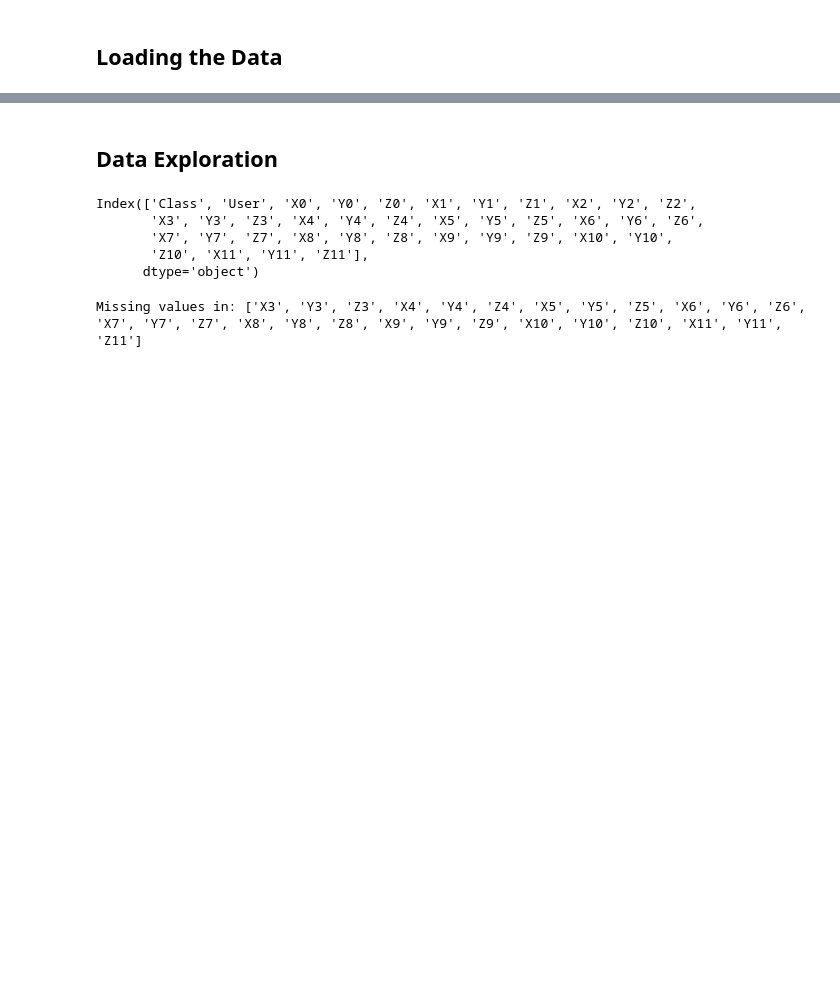
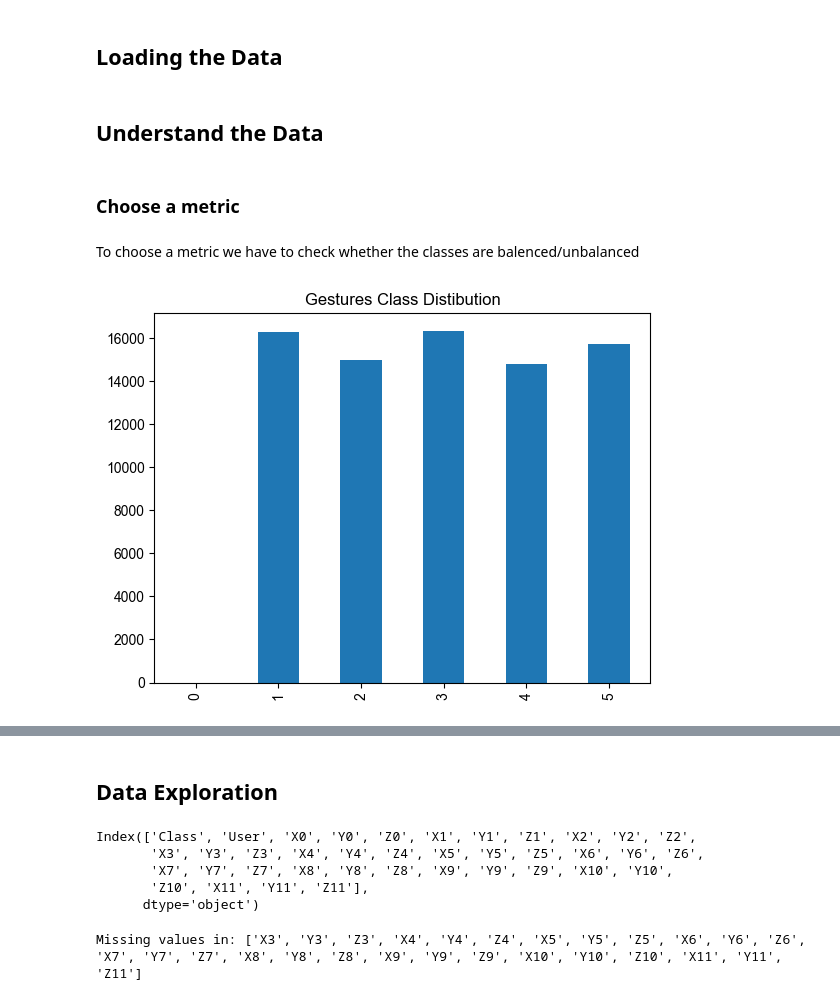
Before and after one commit to JoshAlb21/dde1_hand_motion, a Jupyter notebook: my_project.ipynb, the cells around one changed output, grey strips where cells are left out. Drawn from its saved outputs; the diff is of its cells as text; code cells hidden in the pictures; blank space fills up the shorter version.

Commit message:
Overall clean up and add logistic regression

```diff
--- a/my_project.ipynb
+++ b/my_project.ipynb
@@ -74,7 +87,7 @@ import numpy as np
 import os
 import matplotlib.pyplot as plt
 import matplotlib as mpl
-mpl.rcParams['figure.dpi'] = 150
+mpl.rcParams['figure.dpi'] = 100
 import time
 import seaborn as sns
 #from numpy import nan
@@ -82,5 +95,16 @@ import seaborn as sns
 #from sklearn.decomposition import PCA
 #from sklearn.discriminant_analysis import LinearDiscriminantAnalysis
 
+# My custom functions
 from scripts import analyze_helper, visualisation
+
+# Utility functions
 from sklearn.model_selection import train_test_split
+from sklearn.metrics import roc_auc_score
+from sklearn import preprocessing as pp
+from sklearn.metrics import precision_recall_curve, average_precision_score
+from sklearn.preprocessing import MinMaxScaler, StandardScaler
+
+# Models we want to use
+from sklearn.ensemble import RandomForestClassifier
+from sklearn.linear_model import LogisticRegression
@@ -89,3 +140,15 @@ from sklearn.model_selection import train_test_split
 # %%
 file_path_raw = os.path.join('data', 'Postures.csv')
 df_raw = pd.read_csv(file_path_raw, sep=',', na_values='?')
+# %% [markdown]
+## Understand the Data
+# %% [markdown]
+### Choose a metric
+# %% [markdown]
+To choose a metric we have to check whether the classes are balenced/unbalanced
+# %%
+class_counts = df_raw['Class'].value_counts(sort=False)
+class_counts.plot(kind='bar', title='Gestures Class Distibution')
+plt.show()
+# %% [output]
+[figure, added]
```
Also changed, not shown: parts of 62 cells of this notebook.
